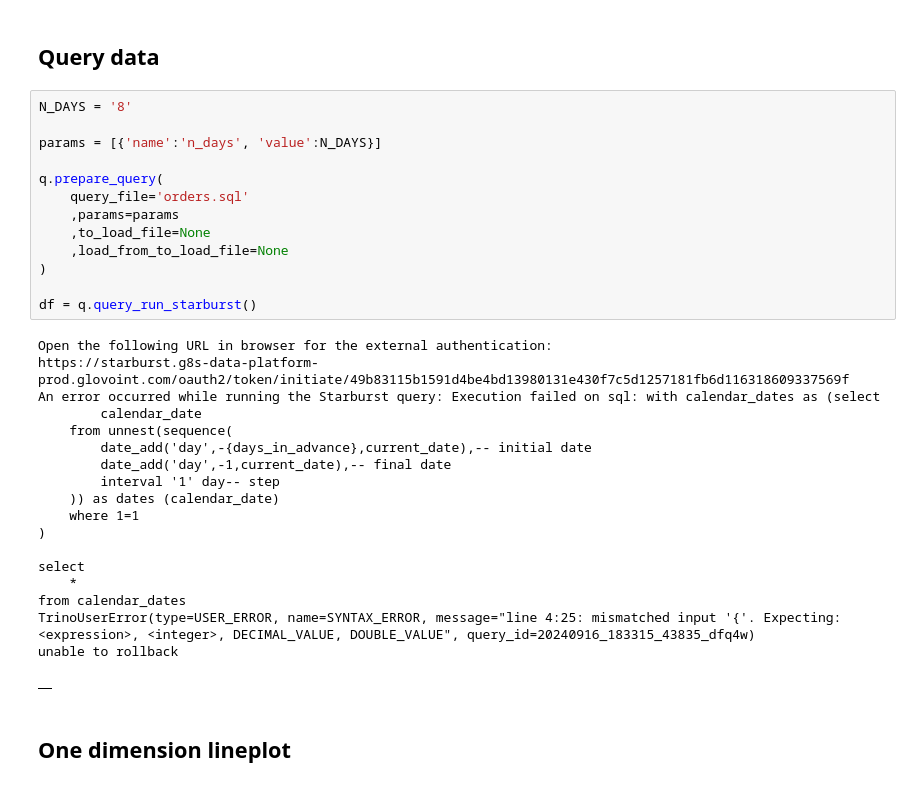
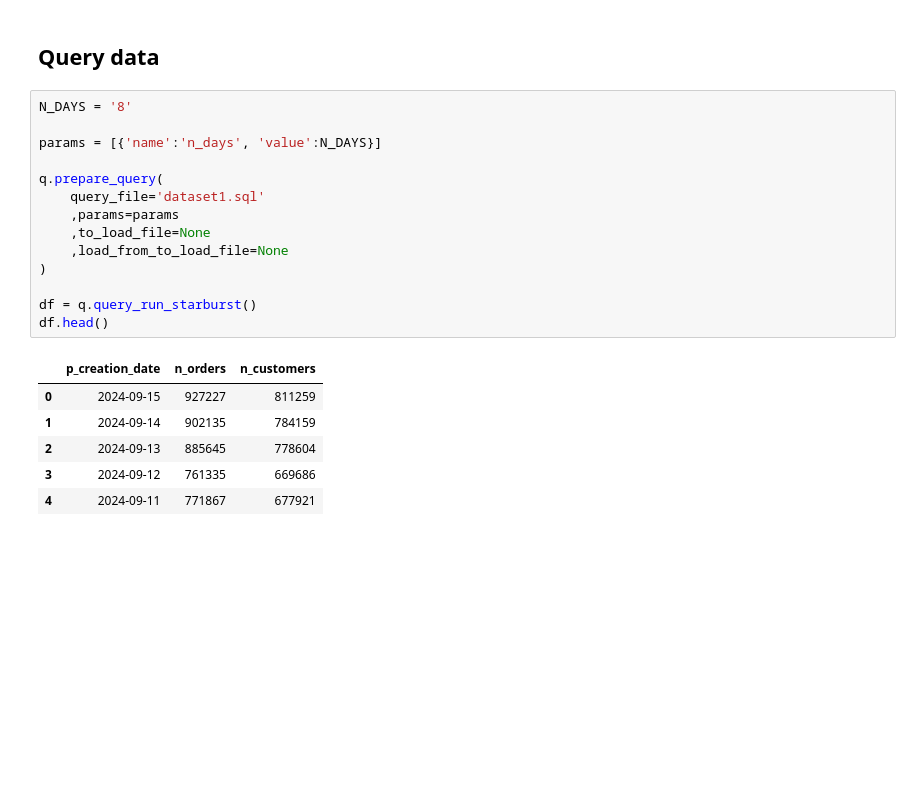
Before and after one commit to JordiCremades4444/central-node, a Jupyter notebook: notebooks/986_2024_9_16_vizualization_lab/vizualization_lab.ipynb, the cells around one changed output. Cells and saved outputs as stored; diff of their text form; blank space fills up the shorter version.

Commit message:
minimalise dataframe_visualizer

```diff
--- a/notebooks/986_2024_9_16_vizualization_lab/vizualization_lab.ipynb
+++ b/notebooks/986_2024_9_16_vizualization_lab/vizualization_lab.ipynb
@@ -15,34 +15,21 @@ q = query_engines.QueryEngines()
 # %%
 N_DAYS = '8'
 
 params = [{'name':'n_days', 'value':N_DAYS}]
 
 q.prepare_query(
-    query_file='orders.sql'
+    query_file='dataset1.sql'
     ,params=params
     ,to_load_file=None
     ,load_from_to_load_file=None
 )
 
 df = q.query_run_starburst()
+df.head()
 # %% [output]
-Open the following URL in browser for the external authentication:
-https://starburst.g8s-data-platform-prod.glovoint.com/oauth2/token/initiate/49b83115b1591d4be4bd13980131e430f7c5d1257181fb6d116318609337569f
-An error occurred while running the Starburst query: Execution failed on sql: with calendar_dates as (select
-        calendar_date
-    from unnest(sequence(
-        date_add('day',-{days_in_advance},current_date),-- initial date
-        date_add('day',-1,current_date),-- final date
-        interval '1' day-- step
-    )) as dates (calendar_date)
-    where 1=1
-)
-
-select
-    *
-from calendar_dates
-TrinoUserError(type=USER_ERROR, name=SYNTAX_ERROR, message="line 4:25: mismatched input '{'. Expecting: <expression>, <integer>, DECIMAL_VALUE, DOUBLE_VALUE", query_id=20240916_183315_43835_dfq4w)
-unable to rollback
-|  |
+|  | p_creation_date | n_orders | n_customers |
+| 0 | 2024-09-15 | 927227 | 811259 |
+| 1 | 2024-09-14 | 902135 | 784159 |
+| 2 | 2024-09-13 | 885645 | 778604 |
+| 3 | 2024-09-12 | 761335 | 669686 |
+| 4 | 2024-09-11 | 771867 | 677921 |
-# %% [markdown]
-## One dimension lineplot
```
Also changed, not shown: parts of 20 cells of this notebook.
